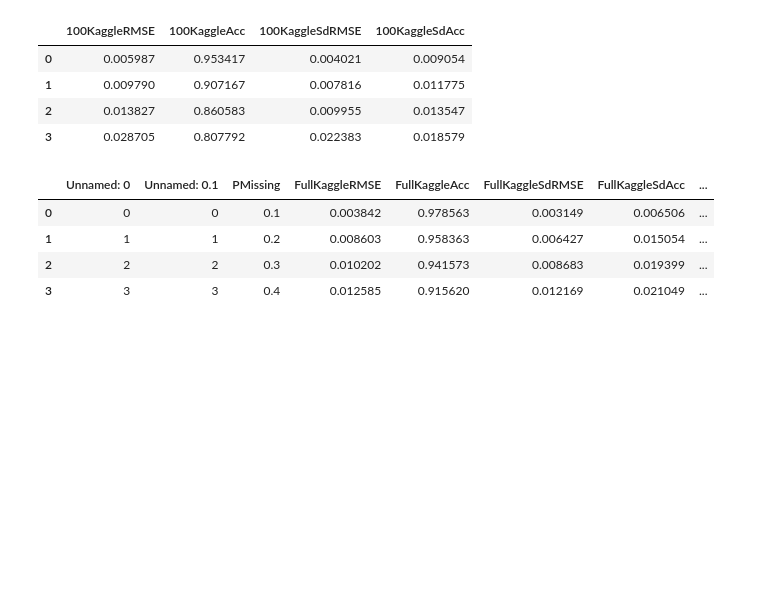
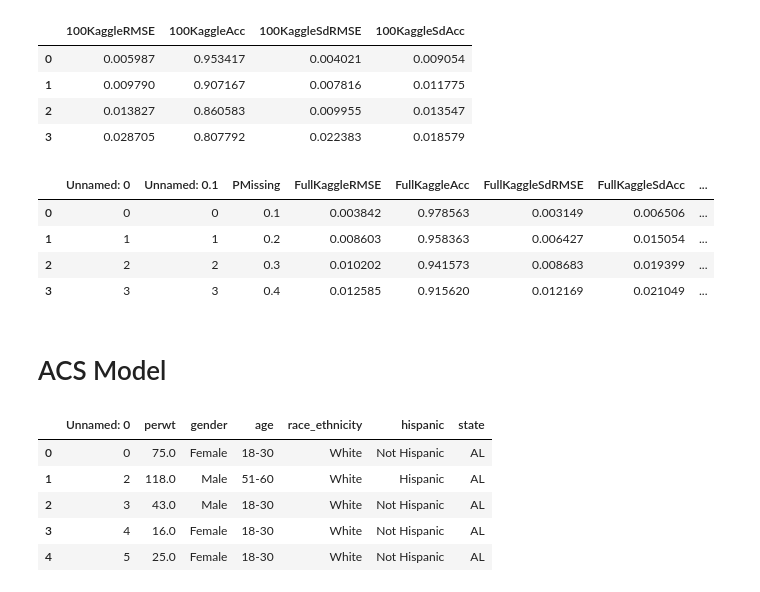
Before and after one commit to cesar-yoab/Survey-GAINs, a Jupyter notebook: SurveyGAINs.ipynb, the cells around one changed output. Drawn from its saved outputs; the diff is of its cells as text; code cells hidden in the pictures; blank space fills up the shorter version.

```diff
--- a/SurveyGAINs.ipynb
+++ b/SurveyGAINs.ipynb
@@ -1098,3 +1102,5 @@ results.head()
 | 3 | 3 | 3 | 0.4 | 0.012585 | 0.915620 | 0.012169 | 0.021049 | ... |
 # %%
 results.to_csv("gain_results.csv")
+# %% [markdown]
+# ACS Model
@@ -1100,0 +1113,10 @@ results.to_csv("gain_results.csv")
+# %%
+acs_df = pd.read_csv("post-strat.csv")
+acs_df.head()
+# %% [output]
+|  | Unnamed: 0 | perwt | gender | age | race_ethnicity | hispanic | state |
+| 0 | 0 | 75.0 | Female | 18-30 | White | Not Hispanic | AL |
+| 1 | 2 | 118.0 | Male | 51-60 | White | Hispanic | AL |
+| 2 | 3 | 43.0 | Male | 18-30 | White | Not Hispanic | AL |
+| 3 | 4 | 16.0 | Female | 18-30 | White | Not Hispanic | AL |
+| 4 | 5 | 25.0 | Female | 18-30 | White | Not Hispanic | AL |
```
Also changed, not shown: parts of 16 cells of this notebook.
